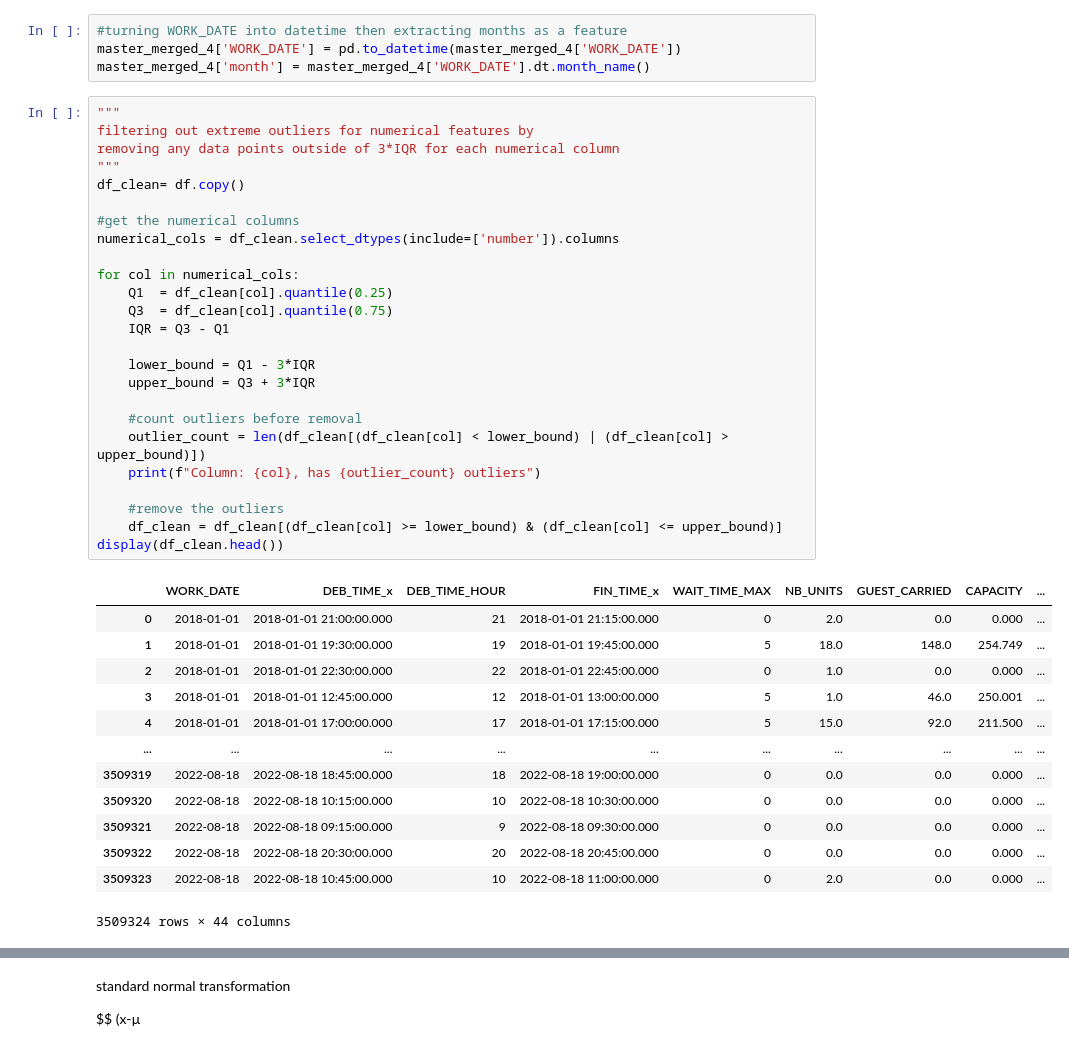
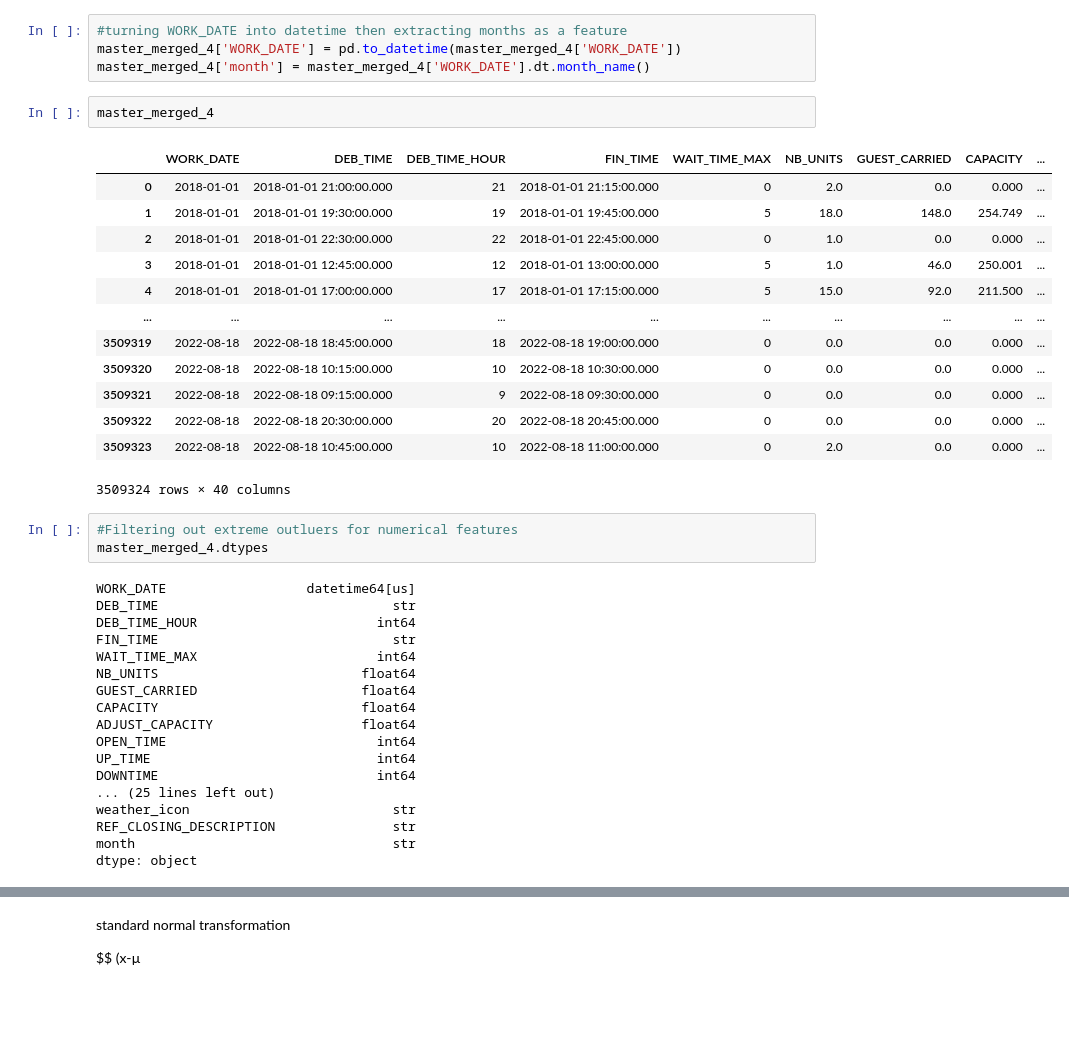
Before and after one commit to spenceypantsy1/disneyland-queue-times, a Jupyter notebook: notebooks/feature_engineering.ipynb, the cells around one changed output, grey strips where cells are left out. Drawn from its saved outputs; the diff is of its cells as text; blank space fills up the shorter version.

```diff
--- a/notebooks/feature_engineering.ipynb
+++ b/notebooks/feature_engineering.ipynb
@@ -83,32 +83,9 @@ master_merged_4.drop(columns = [ 'ENTITY_DESCRIPTION_SHORT'], inplace = True)
 master_merged_4['WORK_DATE'] = pd.to_datetime(master_merged_4['WORK_DATE'])
 master_merged_4['month'] = master_merged_4['WORK_DATE'].dt.month_name()
 # %%
-"""
-filtering out extreme outliers for numerical features by
-removing any data points outside of 3*IQR for each numerical column
-"""
-df_clean= df.copy()
-
-#get the numerical columns
-numerical_cols = df_clean.select_dtypes(include=['number']).columns
-
-for col in numerical_cols:
-    Q1  = df_clean[col].quantile(0.25)
-    Q3  = df_clean[col].quantile(0.75)
-    IQR = Q3 - Q1
-
-    lower_bound = Q1 - 3*IQR
-    upper_bound = Q3 + 3*IQR
-
-    #count outliers before removal
-    outlier_count = len(df_clean[(df_clean[col] < lower_bound) | (df_clean[col] > upper_bound)])
-    print(f"Column: {col}, has {outlier_count} outliers")
-
-    #remove the outliers
-    df_clean = df_clean[(df_clean[col] >= lower_bound) & (df_clean[col] <= upper_bound)]
-display(df_clean.head())
+master_merged_4
 # %% [output]
-|  | WORK_DATE | DEB_TIME_x | DEB_TIME_HOUR | FIN_TIME_x | WAIT_TIME_MAX | NB_UNITS | GUEST_CARRIED | CAPACITY | ... |
+|  | WORK_DATE | DEB_TIME | DEB_TIME_HOUR | FIN_TIME | WAIT_TIME_MAX | NB_UNITS | GUEST_CARRIED | CAPACITY | ... |
 | 0 | 2018-01-01 | 2018-01-01 21:00:00.000 | 21 | 2018-01-01 21:15:00.000 | 0 | 2.0 | 0.0 | 0.000 | ... |
 | 1 | 2018-01-01 | 2018-01-01 19:30:00.000 | 19 | 2018-01-01 19:45:00.000 | 5 | 18.0 | 148.0 | 254.749 | ... |
 | 2 | 2018-01-01 | 2018-01-01 22:30:00.000 | 22 | 2018-01-01 22:45:00.000 | 0 | 1.0 | 0.0 | 0.000 | ... |
@@ -120,4 +97,25 @@ display(df_clean.head())
 | 3509321 | 2022-08-18 | 2022-08-18 09:15:00.000 | 9 | 2022-08-18 09:30:00.000 | 0 | 0.0 | 0.0 | 0.000 | ... |
 | 3509322 | 2022-08-18 | 2022-08-18 20:30:00.000 | 20 | 2022-08-18 20:45:00.000 | 0 | 0.0 | 0.0 | 0.000 | ... |
 | 3509323 | 2022-08-18 | 2022-08-18 10:45:00.000 | 10 | 2022-08-18 11:00:00.000 | 0 | 2.0 | 0.0 | 0.000 | ... |
-3509324 rows × 44 columns
+3509324 rows × 40 columns
+# %%
+#Filtering out extreme outluers for numerical features
+master_merged_4.dtypes
+# %% [output]
+WORK_DATE                  datetime64[us]
+DEB_TIME                              str
+DEB_TIME_HOUR                       int64
+FIN_TIME                              str
+WAIT_TIME_MAX                       int64
+NB_UNITS                          float64
+GUEST_CARRIED                     float64
+CAPACITY                          float64
+ADJUST_CAPACITY                   float64
+OPEN_TIME                           int64
+UP_TIME                             int64
+DOWNTIME                            int64
+... (25 lines left out)
+weather_icon                          str
+REF_CLOSING_DESCRIPTION               str
+month                                 str
+dtype: object
```
Also changed, not shown: parts of 5 cells of this notebook.
